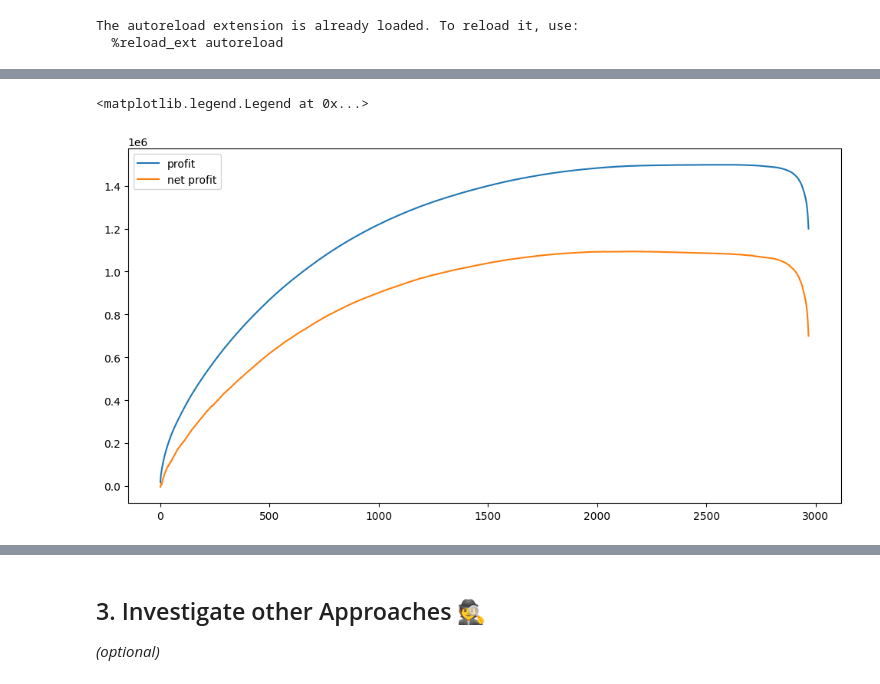
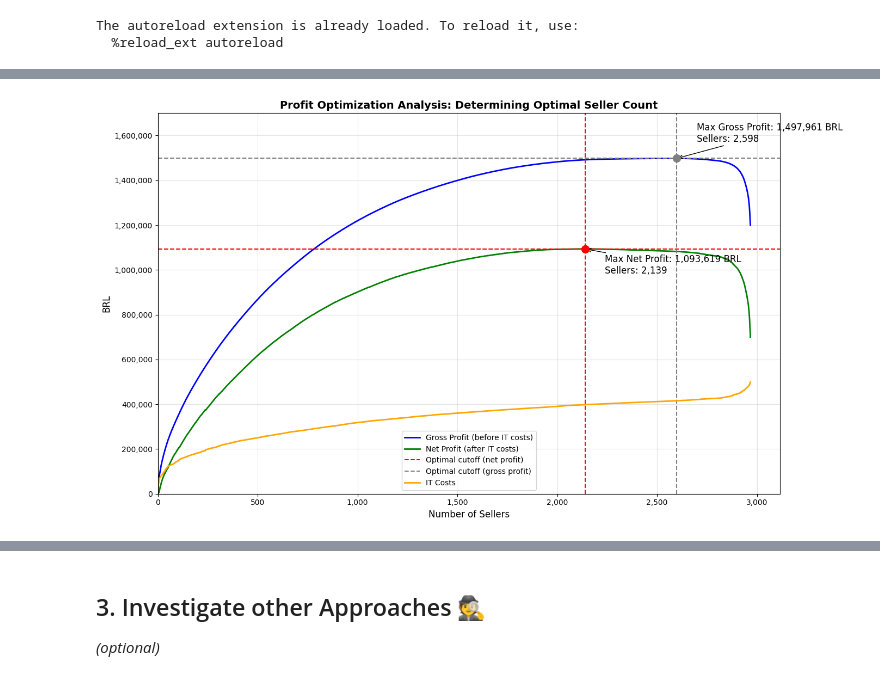
Before and after one commit to michaelsmueller/data-recap_ceo_request, a Jupyter notebook: ceo_request.ipynb, the cells around one changed output, grey strips where cells are left out. Cells and saved outputs as stored; diff of their text form; code cells hidden in the pictures.

Commit message:
feat: Add category analysis, update chart styling

```diff
--- a/ceo_request.ipynb
+++ b/ceo_request.ipynb
@@ -162,8 +162,0 @@ sorted_sellers.head()
-# %%
-plt.figure(figsize=(12, 6))
-plt.plot(sorted_sellers['n_sellers'], sorted_sellers['cumulative_profit'], label='profit')
-plt.plot(sorted_sellers['n_sellers'], sorted_sellers['cumulative_net_profit'], label='net profit')
-plt.legend()
-# %% [output]
-<matplotlib.legend.Legend at 0x...>
-[figure, removed]
@@ -178,3 +163,68 @@ optimal_sellers2 = sorted_sellers.iloc[max_net_profit_index]['cumulative_sellers
+# %%
+plt.figure(figsize=(14, 8))
+
+# Profit before and after IT costs
+plt.plot(sorted_sellers['cumulative_sellers'], sorted_sellers['cumulative_profit'],
+         label='Gross Profit (before IT costs)', color='blue', linewidth=2)
+plt.plot(sorted_sellers['cumulative_sellers'], sorted_sellers['cumulative_net_profit'],
+         label='Net Profit (after IT costs)', color='green', linewidth=2)
+
+# Optimal points for net profit
+optimal_idx_net = sorted_sellers['cumulative_net_profit'].idxmax()
+optimal_sellers_net = sorted_sellers.iloc[optimal_idx_net]['cumulative_sellers']
+optimal_profit_net = sorted_sellers.iloc[optimal_idx_net]['cumulative_net_profit']
+
+# Lines at maximum net profit
+plt.axhline(optimal_profit_net, color='red', linestyle='--', linewidth=1.5)
+plt.axvline(optimal_sellers_net, color='red', linestyle='--', linewidth=1.5,
+           label='Optimal cutoff (net profit)')
+plt.scatter(optimal_sellers_net, optimal_profit_net, color='red', s=100, zorder=5)
+
+# Annotate max net profit
+plt.annotate(f'Max Net Profit: {optimal_profit_net:,.0f} BRL\nSellers: {int(optimal_sellers_net):,}',
+             xy=(optimal_sellers_net, optimal_profit_net),
+             xytext=(optimal_sellers_net+100, optimal_profit_net*0.9),
+             arrowprops=dict(arrowstyle='->'),
+             fontsize=12)
+
+# Show optimal points for gross profit
+optimal_idx_gross = sorted_sellers['cumulative_profit'].idxmax()
+optimal_sellers_gross = sorted_sellers.iloc[optimal_idx_gross]['cumulative_sellers']
+optimal_profit_gross = sorted_sellers.iloc[optimal_idx_gross]['cumulative_profit']
+
+# Lines at maximum gross profit
+plt.axhline(optimal_profit_gross, color='grey', linestyle='--', linewidth=1.5)
+plt.axvline(optimal_sellers_gross, color='grey', linestyle='--', linewidth=1.5,
+           label='Optimal cutoff (gross profit)')
+plt.scatter(optimal_sellers_gross, optimal_profit_gross, color='grey', s=100, zorder=5)
+
+# Annotate max gross profit
+plt.annotate(f'Max Gross Profit: {optimal_profit_gross:,.0f} BRL\nSellers: {int(optimal_sellers_gross):,}',
+             xy=(optimal_sellers_gross, optimal_profit_gross),
+             xytext=(optimal_sellers_gross+100, optimal_profit_gross*1.05),
+             arrowprops=dict(arrowstyle='->'),
+             fontsize=12)
+
+# show IT costs
+it_costs_at_cutoff = sorted_sellers.iloc[optimal_idx]['cumulative_profit'] - sorted_sellers.iloc[optimal_idx]['cumulative_net_profit']
+plt.plot(sorted_sellers['cumulative_sellers'], sorted_sellers['cumulative_profit'] - sorted_sellers['cumulative_net_profit'], label='IT Costs', color='orange', linestyle='-', linewidth=2)
+
+# labels and styling
+plt.xlabel('Number of Sellers', fontsize=12)
+plt.ylabel('BRL', fontsize=12)
+plt.title('Profit Optimization Analysis: Determining Optimal Seller Count', fontsize=14, fontweight='bold')
+plt.grid(True, linestyle='-', alpha=0.2, color='gray')
+plt.ticklabel_format(style='plain', axis='y')
+plt.ylim(0, 1700000)
+plt.yticks(np.arange(0, 1600001, 200000))
+plt.xlim(0, sorted_sellers['cumulative_sellers'].max() * 1.05)
+plt.gca().xaxis.set_major_formatter(ticker.StrMethodFormatter('{x:,.0f}'))
+plt.gca().yaxis.set_major_formatter(ticker.StrMethodFormatter('{x:,.0f}'))
+plt.tight_layout()
+plt.legend()
+plt.show()
+# %% [output]
+[figure, added]
 # %%
 print("max_profit_index:", max_profit_index)
 print("max_profit:", max_profit)
```
Also changed, not shown: parts of 18 cells of this notebook.
